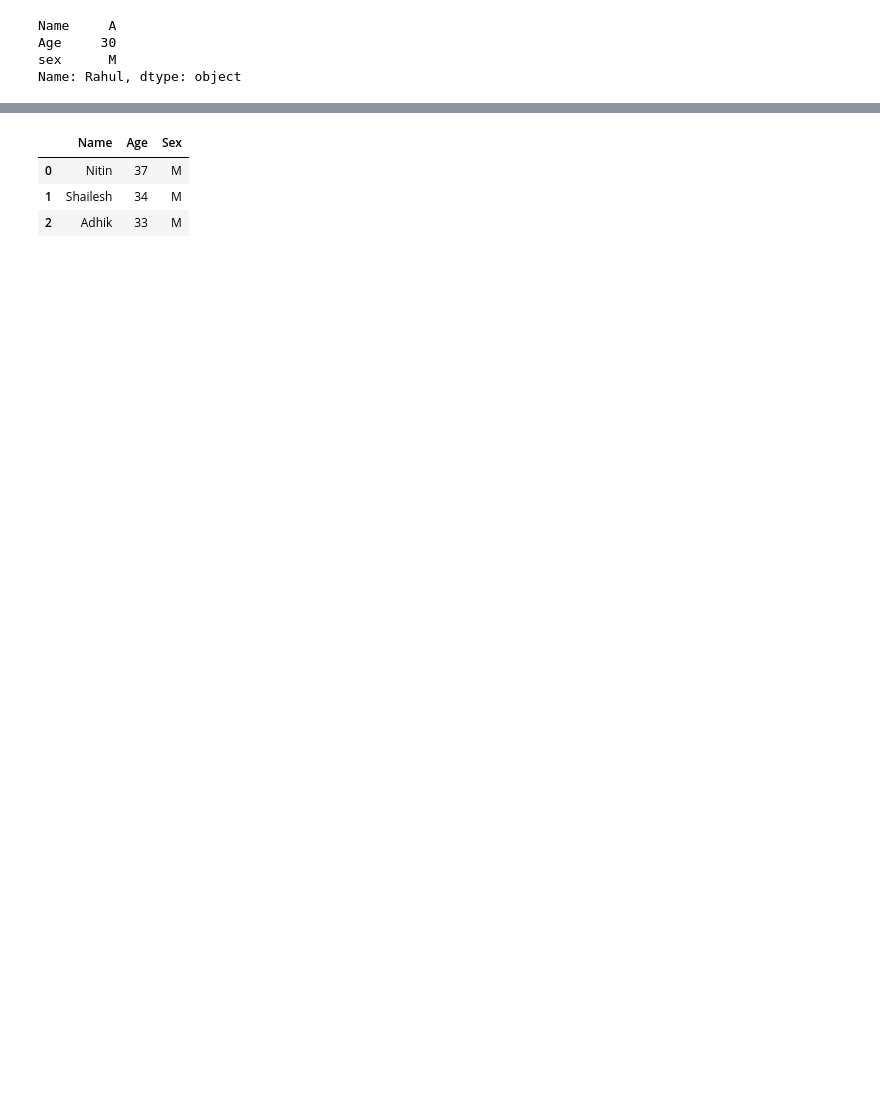
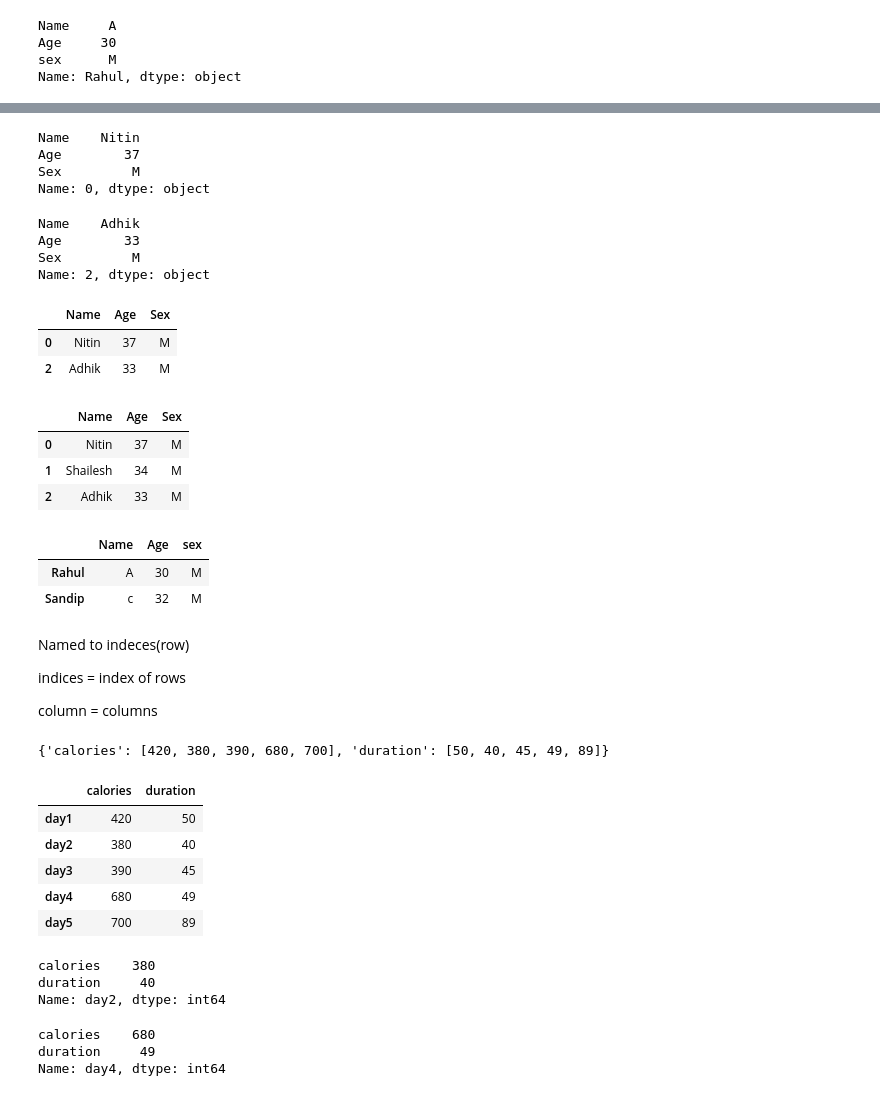
Before and after one commit to Dipak-Jagadale/Pandas, a Jupyter notebook: Dipak_start_to_end_Pandas.ipynb, the cells around one changed output, grey strips where cells are left out. Cells and saved outputs as stored; diff of their text form; code cells hidden in the pictures; blank space fills up the shorter version.

```diff
--- a/Dipak_start_to_end_Pandas.ipynb
+++ b/Dipak_start_to_end_Pandas.ipynb
@@ -490,8 +470,71 @@ df1.loc[[0,2]]#[[List of indices]]
-# %%
-val=df1.loc[[0,1,2]] # [[list of indicess]]
-val
-# %% [output]
-|  | Name | Age | Sex |
-| 0 | Nitin | 37 | M |
-| 1 | Shailesh | 34 | M |
-| 2 | Adhik | 33 | M |
+# %%
+print(df1.loc[0])
+# %% [output]
+Name    Nitin
+Age        37
+Sex         M
+Name: 0, dtype: object
+# %%
+print(df1.loc[2])
+# %% [output]
+Name    Adhik
+Age        33
+Sex         M
+Name: 2, dtype: object
+# %%
+df1.loc[[0,2]]#[[List of indices]]
+# %% [output]
+|  | Name | Age | Sex |
+| 0 | Nitin | 37 | M |
+| 2 | Adhik | 33 | M |
+# %%
+val=df1.loc[[0,1,2]] # [[list of indicess]]
+val
+# %% [output]
+|  | Name | Age | Sex |
+| 0 | Nitin | 37 | M |
+| 1 | Shailesh | 34 | M |
+| 2 | Adhik | 33 | M |
+# %%
+df.loc[['Rahul','Sandip']] #list of indices
+# %% [output]
+|  | Name | Age | sex |
+| Rahul | A | 30 | M |
+| Sandip | c | 32 | M |
+# %% [markdown]
+Named to indeces(row)
+
+
+indices = index of rows
+
+column = columns
+# %%
+data={"calories":[420,380,390,680,700],
+      "duration":[50,40,45,49,89]}
+data
+# %% [output]
+{'calories': [420, 380, 390, 680, 700], 'duration': [50, 40, 45, 49, 89]}
+# %%
+df=pd.DataFrame(data,index=['day1','day2','day3','day4','day5'])
+df
+# %% [output]
+|  | calories | duration |
+| day1 | 420 | 50 |
+| day2 | 380 | 40 |
+| day3 | 390 | 45 |
+| day4 | 680 | 49 |
+| day5 | 700 | 89 |
+# %%
+#named index
+
+print(df.loc['day2'])
+# %% [output]
+calories    380
+duration     40
+Name: day2, dtype: int64
+# %%
+print(df.loc['day4'])
+# %% [output]
+calories    680
+duration     49
+Name: day4, dtype: int64
```
Also changed, not shown: parts of 7 cells of this notebook.
